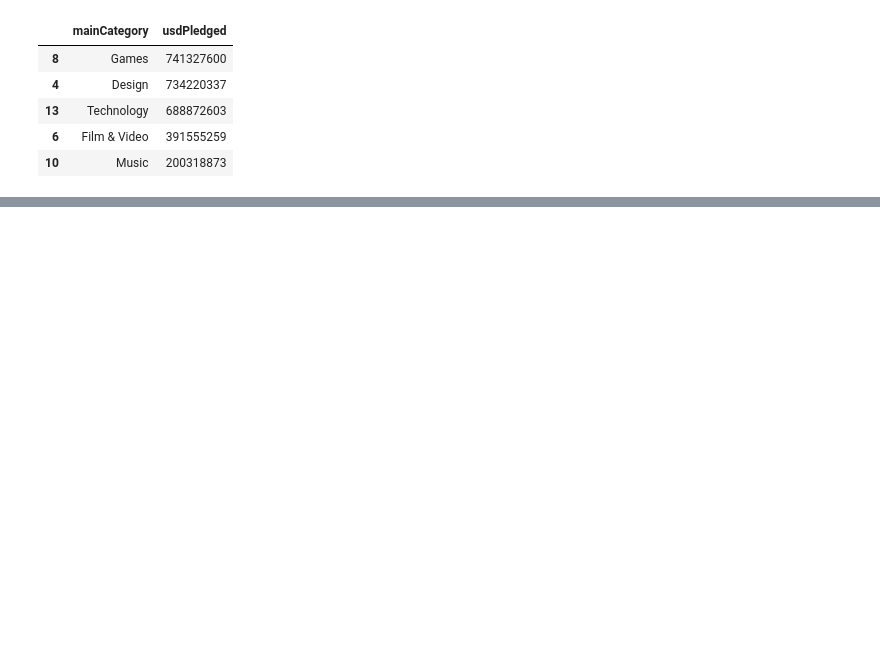
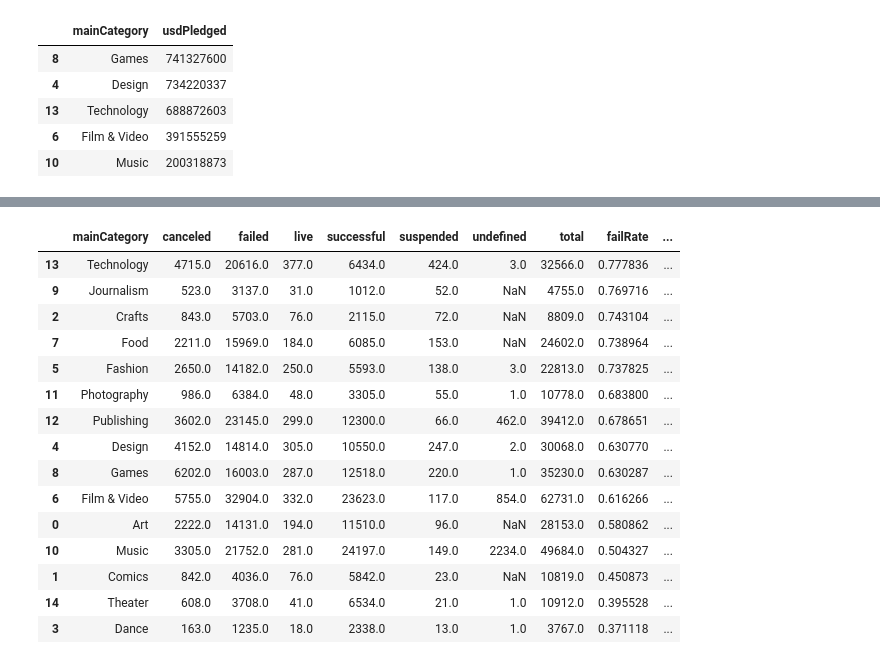
Before and after one commit to a-alonso/KickStarterConda, a Jupyter notebook: nuBank.ipynb, the cells around one changed output, grey strips where cells are left out. Cells and saved outputs as stored; diff of their text form; code cells hidden in the pictures; blank space fills up the shorter version.

```diff
--- a/nuBank.ipynb
+++ b/nuBank.ipynb
@@ -179,7 +179,3 @@ mainCategoryPivot2018 = mainCategory2018Status.pivot(
 mainCategoryPivot2018['total'] = mainCategoryPivot2018.canceled +\
     mainCategoryPivot2018.failed + mainCategoryPivot2018.live +\
     mainCategoryPivot2018.successful + mainCategoryPivot2018.suspended
-
-mainCategoryPivot2018 = mainCategoryPivot2018.sort_values(['total','failed'],ascending=False)
-
-mainCategoryPivot2018
@@ -203,3 +182,11 @@ mainCategoryPivot2018
+# %%
+# Success and Fail rate
+
+mainCategoryPivot2018['failRate'] =  ( mainCategoryPivot2018.canceled + mainCategoryPivot2018.failed ) /\
+    mainCategoryPivot2018.total
+
+mainCategoryPivot2018['sucessRate'] = (mainCategoryPivot2018.successful + mainCategoryPivot2018.live) /\
+    mainCategoryPivot2018.total
 # %%
 #Category Revenue
 
@@ -240,0 +209,8 @@ mainCategoryPivot2018
+# %%
+#Category Backers
+
+mainCategory2018Backers = jan2018.groupby('mainCategory').backers.sum().reset_index()
+mainCategory2018Backers = mainCategory2018Backers.sort_values('backers',ascending=False)
+
+
+mainCategory2018Backers.head()
@@ -240,0 +224,28 @@ mainCategoryPivot2018
+# %%
+# Join Backers on Pivot
+mainCategoryPivot2018 = mainCategoryPivot2018.merge(mainCategory2018Backers,how='left', on='mainCategory')
+
+# Average Ticket per cateogry
+
+mainCategoryPivot2018['avgTicket'] =  mainCategoryPivot2018.usdPledged / mainCategoryPivot2018.backers
+
+mainCategoryPivot2018 = mainCategoryPivot2018.sort_values(['failRate','usdPledged'],ascending=False)
+
+mainCategoryPivot2018
+# %% [output]
+|  | mainCategory | canceled | failed | live | successful | suspended | undefined | total | failRate | ... |
+| 13 | Technology | 4715.0 | 20616.0 | 377.0 | 6434.0 | 424.0 | 3.0 | 32566.0 | 0.777836 | ... |
+| 9 | Journalism | 523.0 | 3137.0 | 31.0 | 1012.0 | 52.0 | NaN | 4755.0 | 0.769716 | ... |
+| 2 | Crafts | 843.0 | 5703.0 | 76.0 | 2115.0 | 72.0 | NaN | 8809.0 | 0.743104 | ... |
+| 7 | Food | 2211.0 | 15969.0 | 184.0 | 6085.0 | 153.0 | NaN | 24602.0 | 0.738964 | ... |
+| 5 | Fashion | 2650.0 | 14182.0 | 250.0 | 5593.0 | 138.0 | 3.0 | 22813.0 | 0.737825 | ... |
+| 11 | Photography | 986.0 | 6384.0 | 48.0 | 3305.0 | 55.0 | 1.0 | 10778.0 | 0.683800 | ... |
+| 12 | Publishing | 3602.0 | 23145.0 | 299.0 | 12300.0 | 66.0 | 462.0 | 39412.0 | 0.678651 | ... |
+| 4 | Design | 4152.0 | 14814.0 | 305.0 | 10550.0 | 247.0 | 2.0 | 30068.0 | 0.630770 | ... |
+| 8 | Games | 6202.0 | 16003.0 | 287.0 | 12518.0 | 220.0 | 1.0 | 35230.0 | 0.630287 | ... |
+| 6 | Film & Video | 5755.0 | 32904.0 | 332.0 | 23623.0 | 117.0 | 854.0 | 62731.0 | 0.616266 | ... |
+| 0 | Art | 2222.0 | 14131.0 | 194.0 | 11510.0 | 96.0 | NaN | 28153.0 | 0.580862 | ... |
+| 10 | Music | 3305.0 | 21752.0 | 281.0 | 24197.0 | 149.0 | 2234.0 | 49684.0 | 0.504327 | ... |
+| 1 | Comics | 842.0 | 4036.0 | 76.0 | 5842.0 | 23.0 | NaN | 10819.0 | 0.450873 | ... |
+| 14 | Theater | 608.0 | 3708.0 | 41.0 | 6534.0 | 21.0 | 1.0 | 10912.0 | 0.395528 | ... |
+| 3 | Dance | 163.0 | 1235.0 | 18.0 | 2338.0 | 13.0 | 1.0 | 3767.0 | 0.371118 | ... |
```
Also changed, not shown: parts of 5 cells of this notebook.
